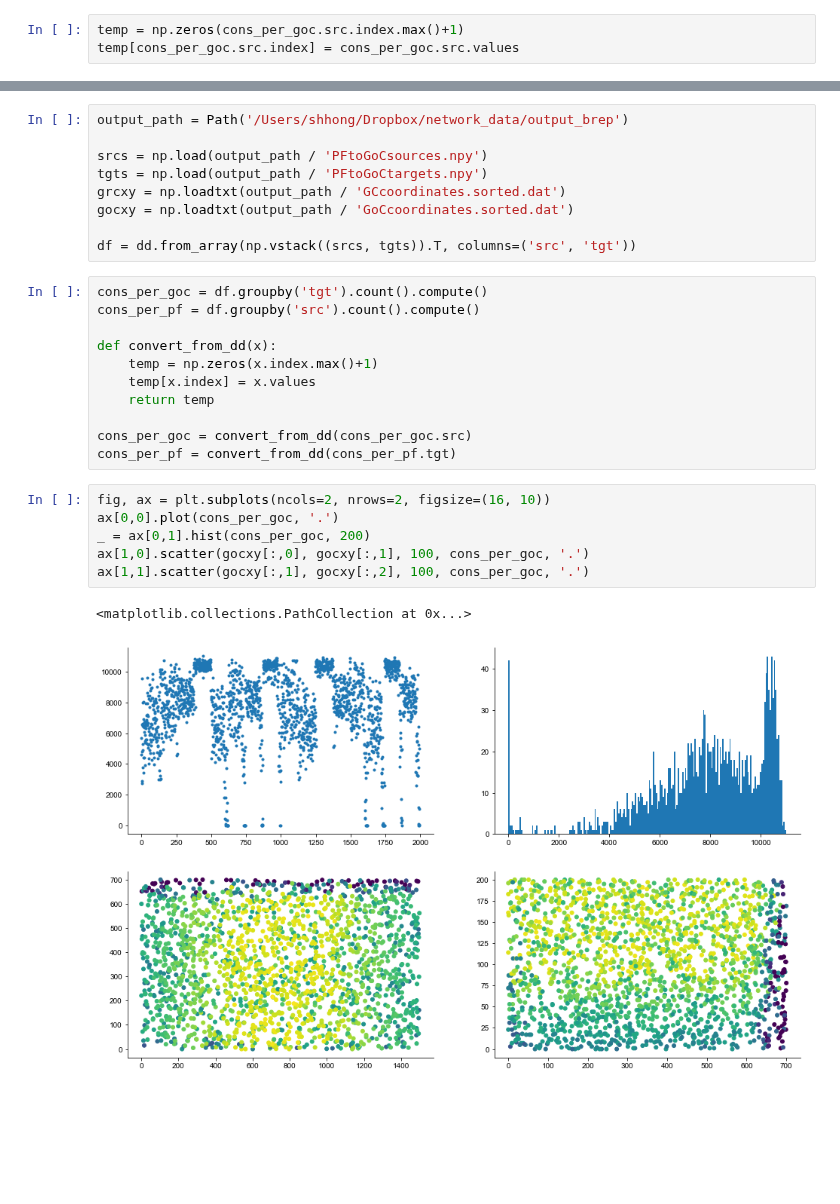
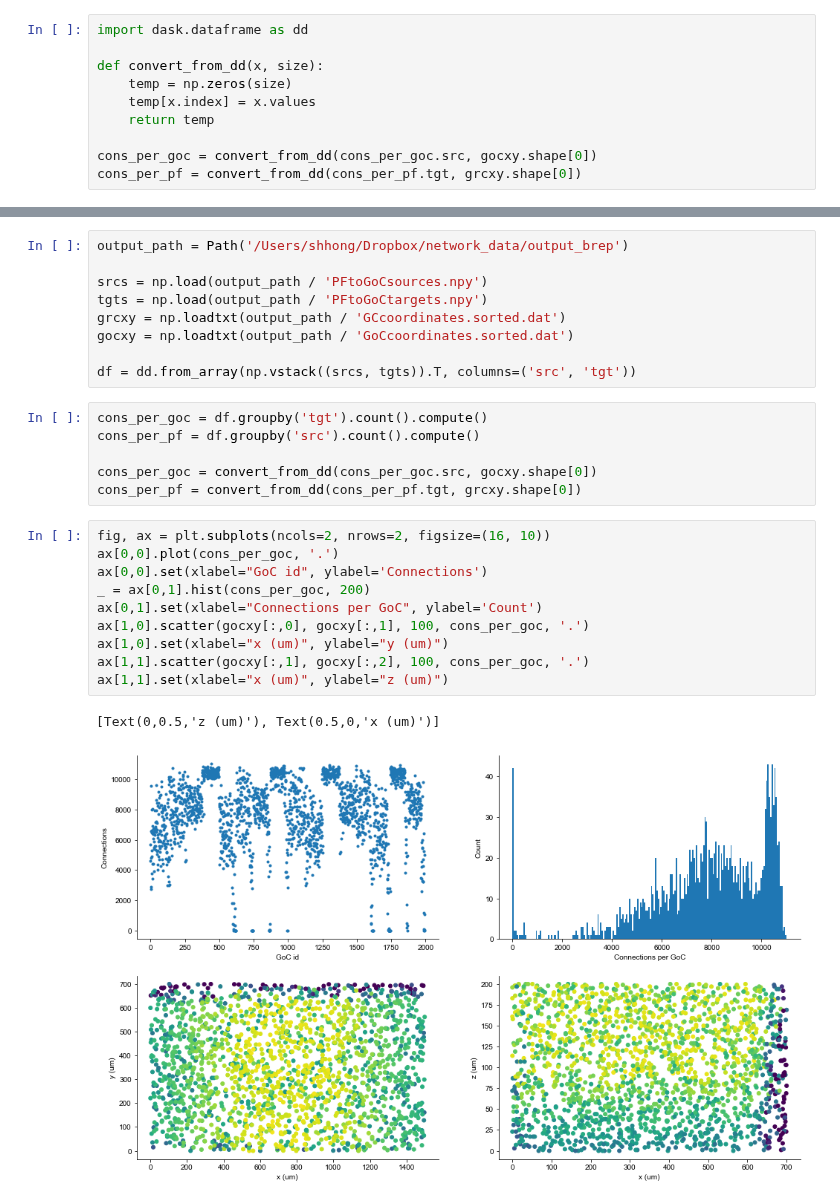
Before and after one commit to CNS-OIST/pycabnn, a Jupyter notebook: For_Sungho/Check_connections.ipynb, the cells around one changed output, grey strips where cells are left out. Drawn from its saved outputs; the diff is of its cells as text; blank space fills up the shorter version.

Commit message:
Update all connection analysis

```diff
--- a/For_Sungho/Check_connections.ipynb
+++ b/For_Sungho/Check_connections.ipynb
@@ -233,5 +221,12 @@ cons_per_pf
-# %%
-temp = np.zeros(cons_per_goc.src.index.max()+1)
-temp[cons_per_goc.src.index] = cons_per_goc.src.values
+# %%
+import dask.dataframe as dd
+
+def convert_from_dd(x, size):
+    temp = np.zeros(size)
+    temp[x.index] = x.values
+    return temp
+
+cons_per_goc = convert_from_dd(cons_per_goc.src, gocxy.shape[0])
+cons_per_pf = convert_from_dd(cons_per_pf.tgt, grcxy.shape[0])
 # %%
 fig, ax = plt.subplots(ncols=2, nrows=2, figsize=(16, 10))
@@ -289,19 +294,18 @@ df = dd.from_array(np.vstack((srcs, tgts)).T, columns=('src', 'tgt'))
 cons_per_goc = df.groupby('tgt').count().compute()
 cons_per_pf = df.groupby('src').count().compute()
 
-def convert_from_dd(x):
-    temp = np.zeros(x.index.max()+1)
-    temp[x.index] = x.values
-    return temp
-
-cons_per_goc = convert_from_dd(cons_per_goc.src)
-cons_per_pf = convert_from_dd(cons_per_pf.tgt)
+cons_per_goc = convert_from_dd(cons_per_goc.src, gocxy.shape[0])
+cons_per_pf = convert_from_dd(cons_per_pf.tgt, grcxy.shape[0])
 # %%
 fig, ax = plt.subplots(ncols=2, nrows=2, figsize=(16, 10))
 ax[0,0].plot(cons_per_goc, '.')
+ax[0,0].set(xlabel="GoC id", ylabel='Connections')
 _ = ax[0,1].hist(cons_per_goc, 200)
+ax[0,1].set(xlabel="Connections per GoC", ylabel='Count')
 ax[1,0].scatter(gocxy[:,0], gocxy[:,1], 100, cons_per_goc, '.')
+ax[1,0].set(xlabel="x (um)", ylabel="y (um)")
 ax[1,1].scatter(gocxy[:,1], gocxy[:,2], 100, cons_per_goc, '.')
+ax[1,1].set(xlabel="x (um)", ylabel="z (um)")
 # %% [output]
-<matplotlib.collections.PathCollection at 0x...>
+[Text(0,0.5,'z (um)'), Text(0.5,0,'x (um)')]
-[figure, old version]
+[figure, new version]
```
Also changed, not shown: parts of 25 cells of this notebook, 31 other files.
